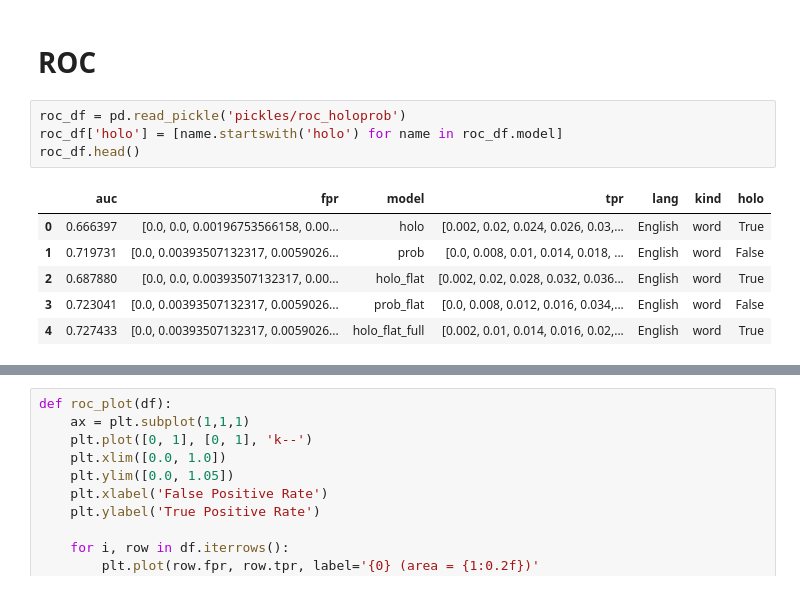
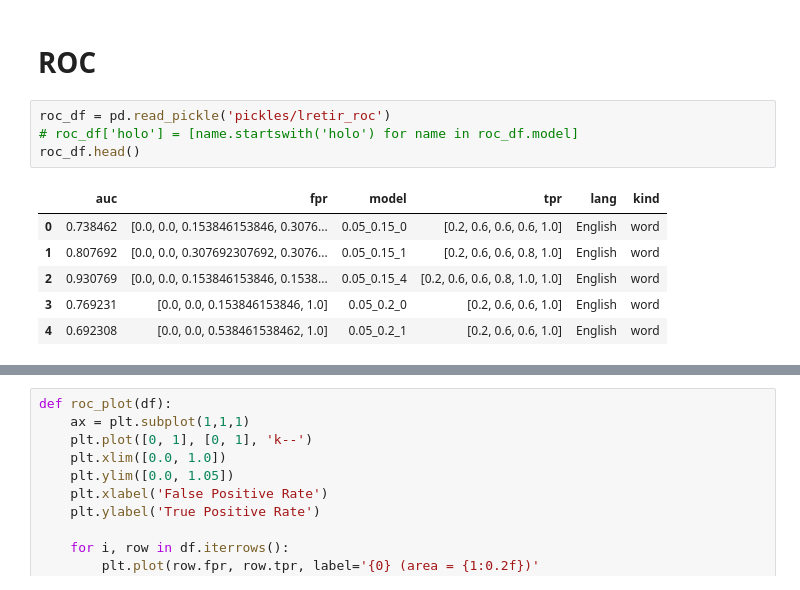
Before and after one commit to fredcallaway/graphs-in-space, a Jupyter notebook: notebooks/aucroc.ipynb, the cells around one changed output, grey strips where cells are left out. Drawn from its saved outputs; the diff is of its cells as text.

```diff
--- a/notebooks/aucroc.ipynb
+++ b/notebooks/aucroc.ipynb
@@ -24,13 +21,13 @@ from main import run
 
 # ROC
 # %%
-roc_df = pd.read_pickle('pickles/roc_holoprob')
-roc_df['holo'] = [name.startswith('holo') for name in roc_df.model]
+roc_df = pd.read_pickle('pickles/lretir_roc')
+# roc_df['holo'] = [name.startswith('holo') for name in roc_df.model]
 roc_df.head()
 # %% [output]
-|  | auc | fpr | model | tpr | lang | kind | holo |
-| 0 | 0.666397 | [0.0, 0.0, 0.00196753566158, 0.00... | holo | [0.002, 0.02, 0.024, 0.026, 0.03,... | English | word | True |
-| 1 | 0.719731 | [0.0, 0.00393507132317, 0.0059026... | prob | [0.0, 0.008, 0.01, 0.014, 0.018, ... | English | word | False |
-| 2 | 0.687880 | [0.0, 0.0, 0.00393507132317, 0.00... | holo_flat | [0.002, 0.02, 0.028, 0.032, 0.036... | English | word | True |
-| 3 | 0.723041 | [0.0, 0.00393507132317, 0.0059026... | prob_flat | [0.0, 0.008, 0.012, 0.016, 0.034,... | English | word | False |
-| 4 | 0.727433 | [0.0, 0.00393507132317, 0.0059026... | holo_flat_full | [0.002, 0.01, 0.014, 0.016, 0.02,... | English | word | True |
+|  | auc | fpr | model | tpr | lang | kind |
+| 0 | 0.738462 | [0.0, 0.0, 0.153846153846, 0.3076... | 0.05_0.15_0 | [0.2, 0.6, 0.6, 0.6, 1.0] | English | word |
+| 1 | 0.807692 | [0.0, 0.0, 0.307692307692, 0.3076... | 0.05_0.15_1 | [0.2, 0.6, 0.6, 0.8, 1.0] | English | word |
+| 2 | 0.930769 | [0.0, 0.0, 0.153846153846, 0.1538... | 0.05_0.15_4 | [0.2, 0.6, 0.6, 0.8, 1.0, 1.0] | English | word |
+| 3 | 0.769231 | [0.0, 0.0, 0.153846153846, 1.0] | 0.05_0.2_0 | [0.2, 0.6, 0.6, 1.0] | English | word |
+| 4 | 0.692308 | [0.0, 0.0, 0.538461538462, 1.0] | 0.05_0.2_1 | [0.2, 0.6, 0.6, 1.0] | English | word |
```
Also changed, not shown: parts of 8 cells of this notebook, 29 other files.
